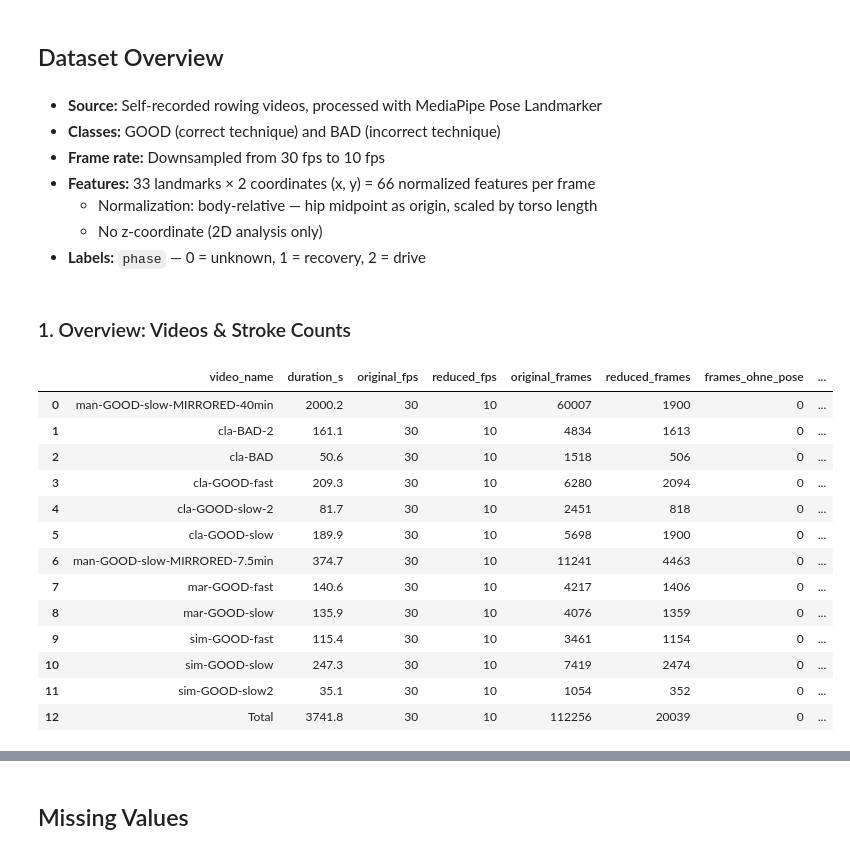
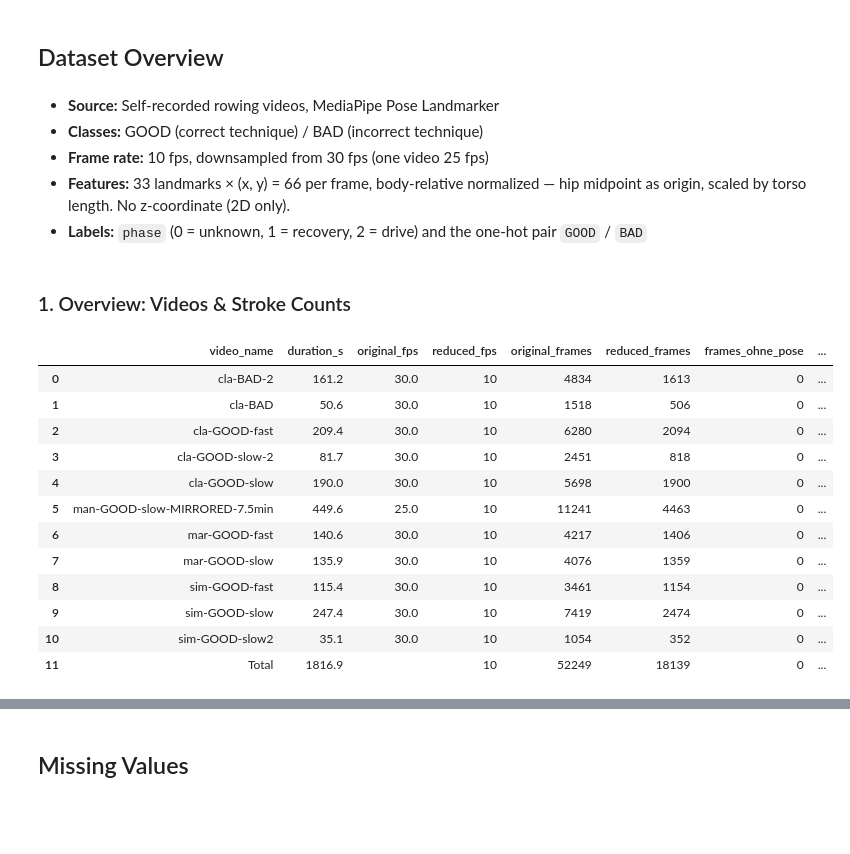
Before and after one commit to clarabri/ML-project, a Jupyter notebook: 1_DatasetCharacteristics/exploratory_data_analysis.ipynb, the cells around one changed output, grey strips where cells are left out. Cells and saved outputs as stored; diff of their text form; code cells hidden in the pictures; blank space fills up the shorter version.

```diff
--- a/1_DatasetCharacteristics/exploratory_data_analysis.ipynb
+++ b/1_DatasetCharacteristics/exploratory_data_analysis.ipynb
@@ -23,46 +23,44 @@ LANDMARKS_DIR = DATA_DIR / "landmarks" / "normalized"
 <a id="dataset-overview"></a>
 ## Dataset Overview
 # %% [markdown]
-- **Source:** Self-recorded rowing videos, processed with MediaPipe Pose Landmarker
-- **Classes:** GOOD (correct technique) and BAD (incorrect technique)
-- **Frame rate:** Downsampled from 30 fps to 10 fps
-- **Features:** 33 landmarks × 2 coordinates (x, y) = 66 normalized features per frame
-  - Normalization: body-relative — hip midpoint as origin, scaled by torso length
-  - No z-coordinate (2D analysis only)
-- **Labels:** `phase` — 0 = unknown, 1 = recovery, 2 = drive
+- **Source:** Self-recorded rowing videos, MediaPipe Pose Landmarker
+- **Classes:** GOOD (correct technique) / BAD (incorrect technique)
+- **Frame rate:** 10 fps, downsampled from 30 fps (one video 25 fps)
+- **Features:** 33 landmarks × (x, y) = 66 per frame, body-relative normalized — hip midpoint as origin, scaled by torso length. No z-coordinate (2D only).
+- **Labels:** `phase` (0 = unknown, 1 = recovery, 2 = drive) and the one-hot pair `GOOD` / `BAD`
 # %% [markdown]
 ### 1. Overview: Videos & Stroke Counts
 # %%
 df_doc = pd.read_csv(DATA_DIR / "dataset_documentation.csv")
 
 totals = {
     "video_name":       "Total",
     "duration_s":       round(df_doc["duration_s"].sum(), 1),
-    "original_fps":     int(df_doc["original_fps"].mean()),
+    "original_fps":     "",
     "reduced_fps":      int(df_doc["reduced_fps"].mean()),
     "original_frames":  df_doc["original_frames"].sum(),
     "reduced_frames":   df_doc["reduced_frames"].sum(),
     "frames_ohne_pose": df_doc["frames_ohne_pose"].sum(),
+    "n_peaks":          df_doc["n_peaks"].sum(),
     "n_strokes":        df_doc["n_strokes"].sum(),
     "stroke_rate_spm":  round(df_doc["stroke_rate_spm"].mean(), 1),
 }
 df_display = pd.concat([df_doc, pd.DataFrame([totals])], ignore_index=True)
 display(df_display)
 # %% [output]
 |  | video_name | duration_s | original_fps | reduced_fps | original_frames | reduced_frames | frames_ohne_pose | ... |
-| 0 | man-GOOD-slow-MIRRORED-40min | 2000.2 | 30 | 10 | 60007 | 1900 | 0 | ... |
-| 1 | cla-BAD-2 | 161.1 | 30 | 10 | 4834 | 1613 | 0 | ... |
-| 2 | cla-BAD | 50.6 | 30 | 10 | 1518 | 506 | 0 | ... |
-| 3 | cla-GOOD-fast | 209.3 | 30 | 10 | 6280 | 2094 | 0 | ... |
-| 4 | cla-GOOD-slow-2 | 81.7 | 30 | 10 | 2451 | 818 | 0 | ... |
-| 5 | cla-GOOD-slow | 189.9 | 30 | 10 | 5698 | 1900 | 0 | ... |
-| 6 | man-GOOD-slow-MIRRORED-7.5min | 374.7 | 30 | 10 | 11241 | 4463 | 0 | ... |
-| 7 | mar-GOOD-fast | 140.6 | 30 | 10 | 4217 | 1406 | 0 | ... |
-| 8 | mar-GOOD-slow | 135.9 | 30 | 10 | 4076 | 1359 | 0 | ... |
-| 9 | sim-GOOD-fast | 115.4 | 30 | 10 | 3461 | 1154 | 0 | ... |
-| 10 | sim-GOOD-slow | 247.3 | 30 | 10 | 7419 | 2474 | 0 | ... |
-| 11 | sim-GOOD-slow2 | 35.1 | 30 | 10 | 1054 | 352 | 0 | ... |
-| 12 | Total | 3741.8 | 30 | 10 | 112256 | 20039 | 0 | ... |
+| 0 | cla-BAD-2 | 161.2 | 30.0 | 10 | 4834 | 1613 | 0 | ... |
+| 1 | cla-BAD | 50.6 | 30.0 | 10 | 1518 | 506 | 0 | ... |
+| 2 | cla-GOOD-fast | 209.4 | 30.0 | 10 | 6280 | 2094 | 0 | ... |
+| 3 | cla-GOOD-slow-2 | 81.7 | 30.0 | 10 | 2451 | 818 | 0 | ... |
+| 4 | cla-GOOD-slow | 190.0 | 30.0 | 10 | 5698 | 1900 | 0 | ... |
+| 5 | man-GOOD-slow-MIRRORED-7.5min | 449.6 | 25.0 | 10 | 11241 | 4463 | 0 | ... |
+| 6 | mar-GOOD-fast | 140.6 | 30.0 | 10 | 4217 | 1406 | 0 | ... |
+| 7 | mar-GOOD-slow | 135.9 | 30.0 | 10 | 4076 | 1359 | 0 | ... |
+| 8 | sim-GOOD-fast | 115.4 | 30.0 | 10 | 3461 | 1154 | 0 | ... |
+| 9 | sim-GOOD-slow | 247.4 | 30.0 | 10 | 7419 | 2474 | 0 | ... |
+| 10 | sim-GOOD-slow2 | 35.1 | 30.0 | 10 | 1054 | 352 | 0 | ... |
+| 11 | Total | 1816.9 |  | 10 | 52249 | 18139 | 0 | ... |
 # %%
 from IPython.display import HTML
 
```
Also changed, not shown: parts of 16 cells of this notebook, 42 other files.
